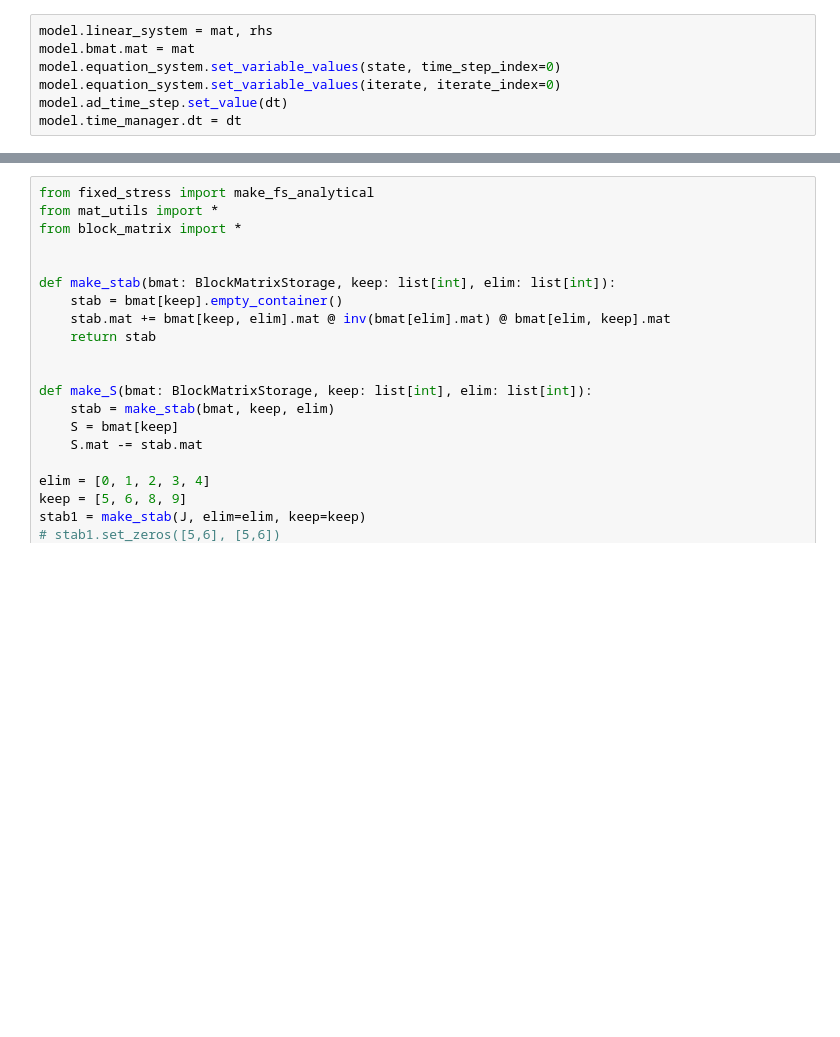
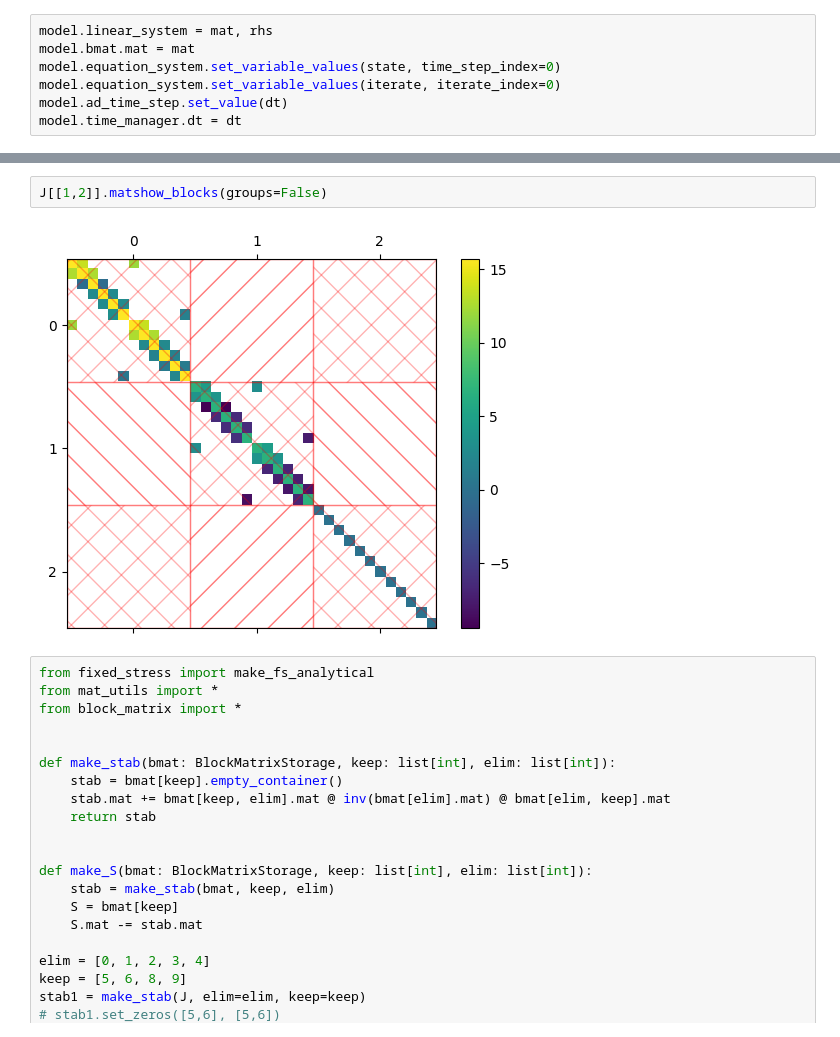
Before and after one commit to pmgbergen/FTHM-Solver, a Jupyter notebook: thermal/experiment_thermal_4_results.ipynb, the cells around one changed output, grey strips where cells are left out. Cells and saved outputs as stored; diff of their text form; blank space fills up the shorter version.

```diff
--- a/thermal/experiment_thermal_4_results.ipynb
+++ b/thermal/experiment_thermal_4_results.ipynb
@@ -168,3 +173,7 @@ J.plot_max()
+# %%
+J[[1,2]].matshow_blocks(groups=False)
+# %% [output]
+[figure, added]
 # %%
 from fixed_stress import make_fs_analytical
 from mat_utils import *
```
Also changed, not shown: parts of 3 cells of this notebook, 5 other files.
